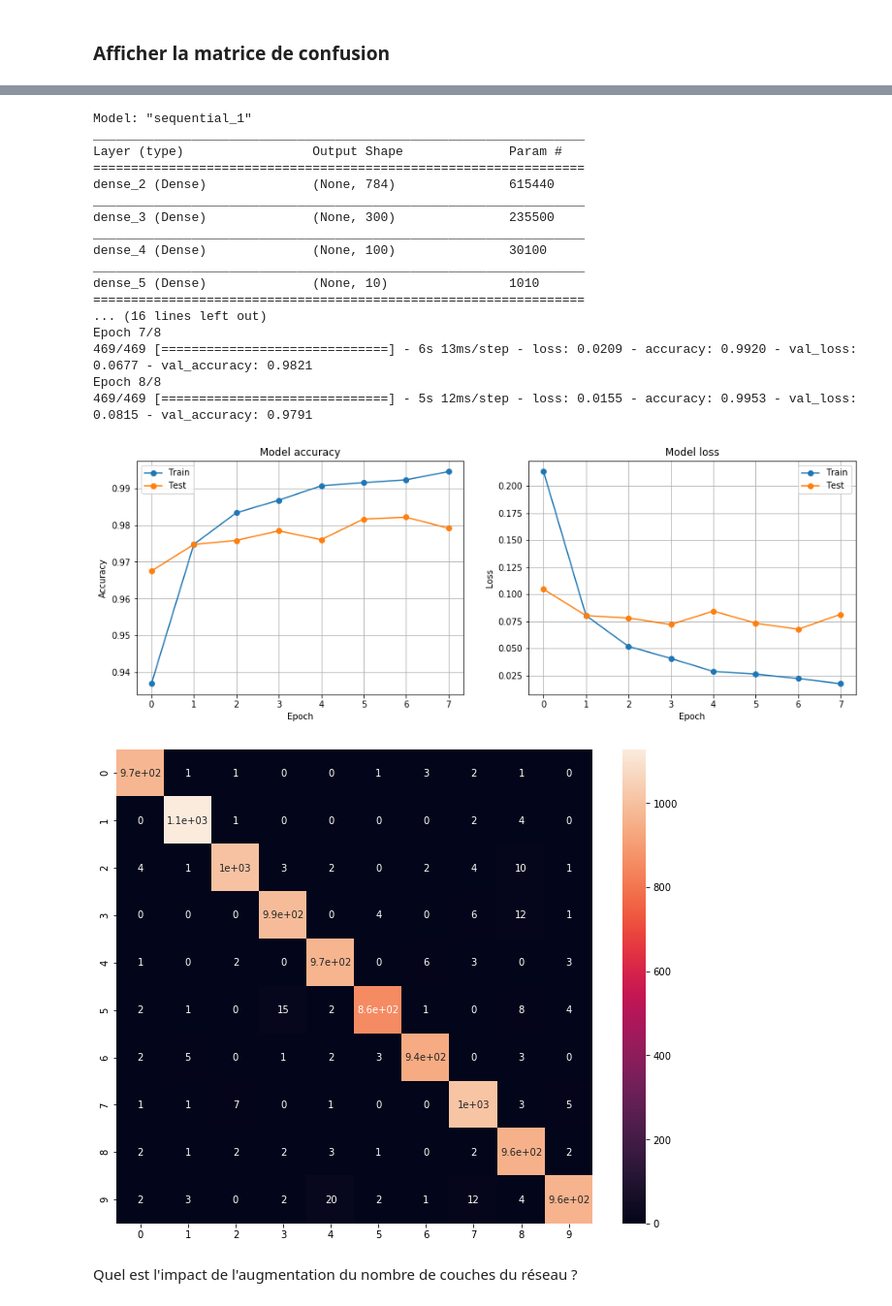
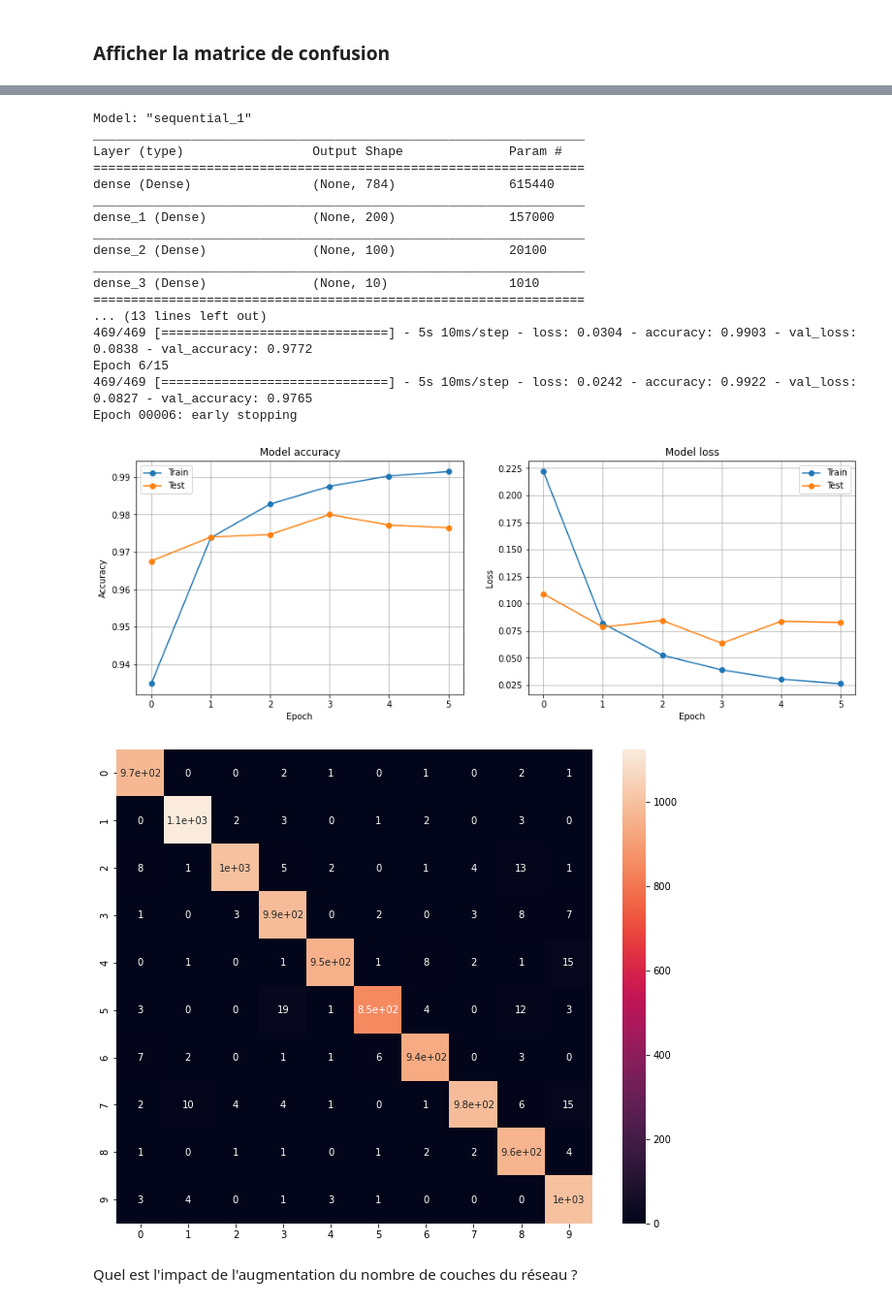
Before and after one commit to cjlux/mnist_tf2, a Jupyter notebook: Sol_TP1_MNIST_dense.ipynb, the cells around one changed output, grey strips where cells are left out. Shown at 97% size. Saved outputs shown, nothing was run; the diff lists cells and outputs as text; code cells hidden in the pictures.

```diff
--- a/Sol_TP1_MNIST_dense.ipynb
+++ b/Sol_TP1_MNIST_dense.ipynb
@@ -524,0 +624,19 @@ Keras propose des mécanismes permettant d'arrêter automatiquement l'apprentiss
+# %%
+from tensorflow.keras.callbacks import EarlyStopping
+
+callbacks_list = [
+    EarlyStopping(monitor='val_accuracy',  # la grandeur à surveiller
+                  patience=2,              # accepter que 'val_accuracy' diminue 2 fois de suite
+                  verbose=1)
+]
+
+# recharger l'état initial du réseau:
+key = 'model1_initial'
+model.load_weights('weights/'+key)
+tf.random.set_seed(SEED)
+
+hist = model.fit(x_train, y_train,
+                 validation_data=(x_test, y_test),
+                 epochs=15,
+                 batch_size=128,
+                 callbacks = callbacks_list)
@@ -692,10 +838,8 @@ def build_nn(layers, nb_pixel, nb_classe, data, epoch=15, batch_size=64):
 
     x_train, y_train, x_test, y_test = data
 
-    tf.random.set_seed(1234)
     model = Sequential()
     model.add(keras.Input(shape=(nb_pixel,)))
-    model.add(Dense(nb_pixel, activation='relu'))
     for nb_neurone in layers:
         model.add(Dense(nb_neurone, activation='relu'))
     model.add(Dense(nb_classe, activation='softmax'))
@@ -705,40 +849,48 @@ def build_nn(layers, nb_pixel, nb_classe, data, epoch=15, batch_size=64):
 
     tf.keras.utils.plot_model(model, show_shapes=True)
 
+    callbacks_list = [
+    EarlyStopping(monitor='val_accuracy',  # la grandeur à surveiller
+                  patience=2,       # accepter que 'val_accuracy' diminue 2 fois de suite
+                  verbose=1)
+    ]
+
     hist = model.fit(x_train, y_train,
-                       validation_data=(x_test, y_test),
-                       epochs=epoch,
-                       batch_size=batch_size)
+                     validation_data=(x_test, y_test),
+                     epochs=epoch,
+                     batch_size=batch_size,
+                     callbacks=callbacks_list)
 
     plot_loss_accuracy(hist)
 
-    results = model.predict(x_test)
-    show_cm_mnist(lab_test, results, range(nb_classe))
+    show_cm_mnist(lab_test, model.predict(x_test), range(nb_classe))
 
     return model
 # %%
 data = (x_train, y_train, x_test, y_test)
-model_300_100 = build_nn((300,100), nb_pixel, nb_classe, data, epoch=8, batch_size=128)
+tf.random.set_seed(SEED)
+
+my_model1 = build_nn((784,200,100), nb_pixel, nb_classe, data, batch_size=128)
 # %% [output]
 Model: "sequential_1"
 _________________________________________________________________
 Layer (type)                 Output Shape              Param #
 =================================================================
-dense_2 (Dense)              (None, 784)               615440
+dense (Dense)                (None, 784)               615440
 _________________________________________________________________
-dense_3 (Dense)              (None, 300)               235500
+dense_1 (Dense)              (None, 200)               157000
 _________________________________________________________________
-dense_4 (Dense)              (None, 100)               30100
+dense_2 (Dense)              (None, 100)               20100
 _________________________________________________________________
-dense_5 (Dense)              (None, 10)                1010
+dense_3 (Dense)              (None, 10)                1010
 =================================================================
-... (16 lines left out)
-Epoch 7/8
-469/469 [==============================] - 6s 13ms/step - loss: 0.0209 - accuracy: 0.9920 - val_loss: 0.0677 - val_accuracy: 0.9821
-Epoch 8/8
-469/469 [==============================] - 5s 12ms/step - loss: 0.0155 - accuracy: 0.9953 - val_loss: 0.0815 - val_accuracy: 0.9791
+... (13 lines left out)
+469/469 [==============================] - 5s 10ms/step - loss: 0.0304 - accuracy: 0.9903 - val_loss: 0.0838 - val_accuracy: 0.9772
+Epoch 6/15
+469/469 [==============================] - 5s 10ms/step - loss: 0.0242 - accuracy: 0.9922 - val_loss: 0.0827 - val_accuracy: 0.9765
+Epoch 00006: early stopping
-[figure, old version]
+[figure, new version]
-[figure, old version]
+[figure, new version]
 # %% [markdown]
 Quel est l'impact de l'augmentation du nombre de couches du réseau ?<br>
 # %% [markdown]
```
Also changed, not shown: parts of 98 cells of this notebook, 25 other files.
